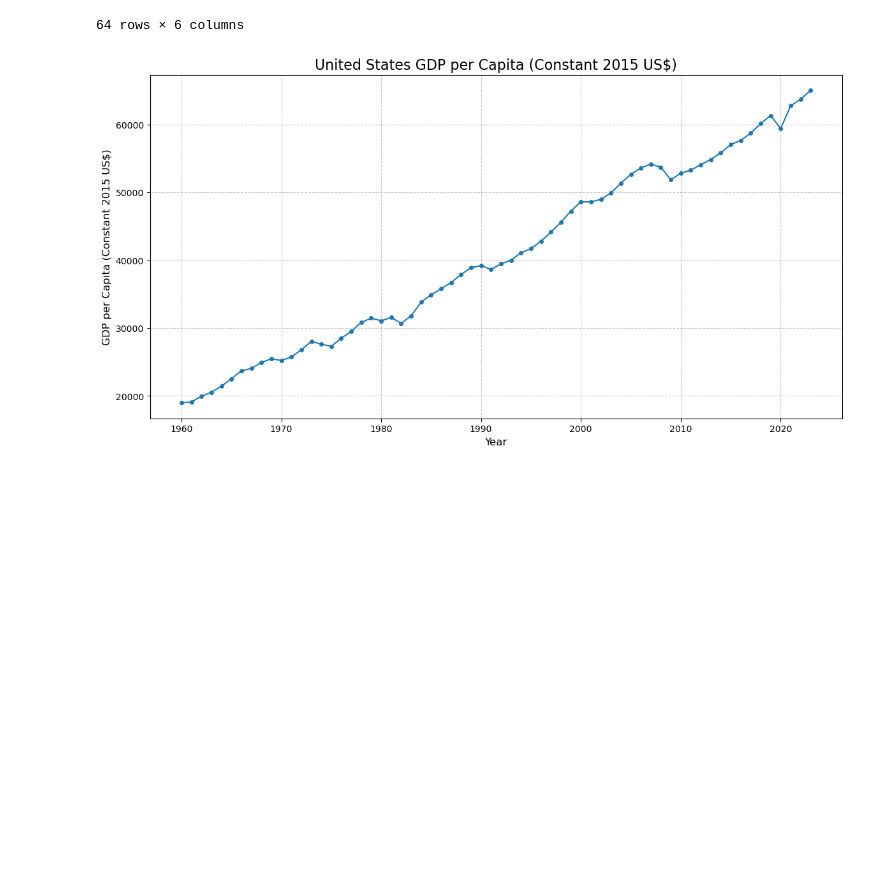
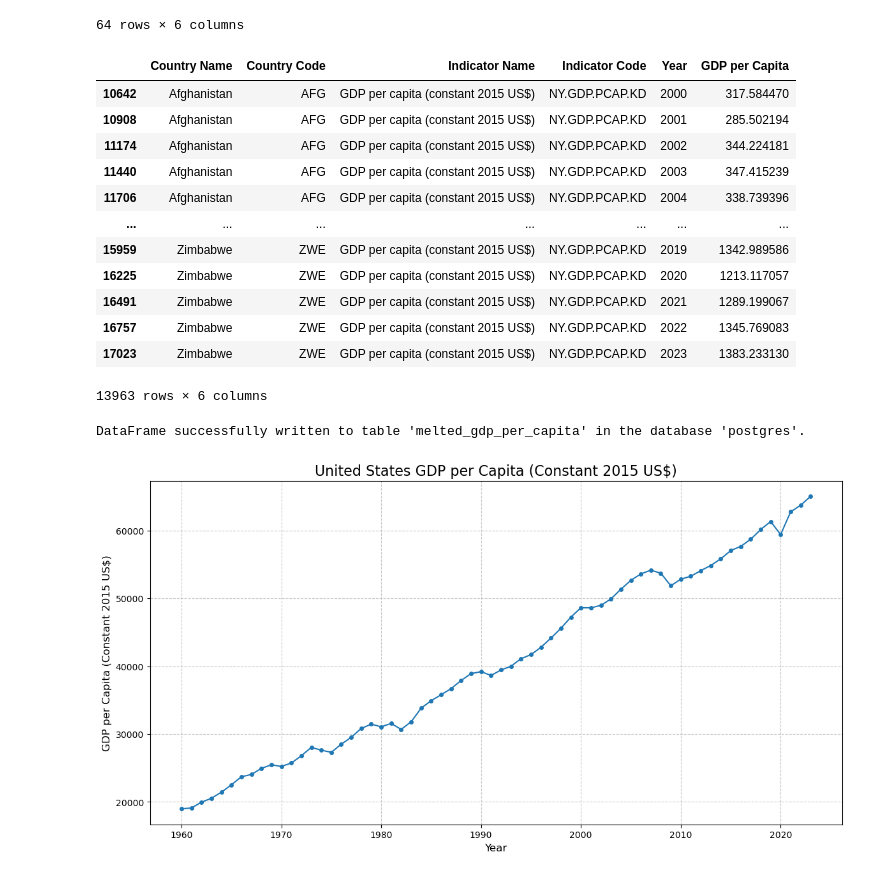
Before and after one commit to JasmineLiu2026/qtm350-final-project, a Jupyter notebook: scripts/data_analysis.ipynb, the cells around one changed output. Cells and saved outputs as stored; diff of their text form; code cells hidden in the pictures; blank space fills up the shorter version.

```diff
--- a/scripts/data_analysis.ipynb
+++ b/scripts/data_analysis.ipynb
@@ -5,6 +5,6 @@ import pandas as pd
 import matplotlib.pyplot as plt
 import numpy as np
 # %%
-df_mc = pd.read_csv("/Users/jasmineliu/Downloads/QTM350/Final project/dataset/metadata_countries.csv")
-df_d_gdppc = pd.read_csv("/Users/jasmineliu/Downloads/QTM350/Final project/dataset/gdppc.csv")
+df_mc_gdppc = pd.read_csv("/Users/joyasushibun/Documents/qtm350-final-project/datasets/metadata_countries.csv")
+df_d_gdppc = pd.read_csv("/Users/joyasushibun/Documents/qtm350-final-project/datasets/gdppc.csv")
 # %%
@@ -93,6 +93,65 @@ df_d_melted
 | 62 | United States | USA | GDP per capita (constant 2015 US$) | NY.GDP.PCAP.KD | 2022 | 63720.764161 |
 | 63 | United States | USA | GDP per capita (constant 2015 US$) | NY.GDP.PCAP.KD | 2023 | 65020.352929 |
 64 rows × 6 columns
+# %%
+
+df_d_melted_all = df_d_gdppc.melt(
+    id_vars=['Country Name', 'Country Code', 'Indicator Name', 'Indicator Code'],
+    var_name='Year',
+    value_name='GDP per Capita'
+)
+
+df_d_melted_all = df_d_melted_all.dropna(subset=['GDP per Capita'])
+
+df_d_melted_all['Year'] = df_d_melted_all['Year'].astype(int)
+
+df_d_melted_all = df_d_melted_all.sort_values(by=['Country Name', 'Year'])
+
+df_d_melted_all
+# %% [output]
+|  | Country Name | Country Code | Indicator Name | Indicator Code | Year | GDP per Capita |
+| 10642 | Afghanistan | AFG | GDP per capita (constant 2015 US$) | NY.GDP.PCAP.KD | 2000 | 317.584470 |
+| 10908 | Afghanistan | AFG | GDP per capita (constant 2015 US$) | NY.GDP.PCAP.KD | 2001 | 285.502194 |
+| 11174 | Afghanistan | AFG | GDP per capita (constant 2015 US$) | NY.GDP.PCAP.KD | 2002 | 344.224181 |
+| 11440 | Afghanistan | AFG | GDP per capita (constant 2015 US$) | NY.GDP.PCAP.KD | 2003 | 347.415239 |
+| 11706 | Afghanistan | AFG | GDP per capita (constant 2015 US$) | NY.GDP.PCAP.KD | 2004 | 338.739396 |
+| ... | ... | ... | ... | ... | ... | ... |
+| 15959 | Zimbabwe | ZWE | GDP per capita (constant 2015 US$) | NY.GDP.PCAP.KD | 2019 | 1342.989586 |
+| 16225 | Zimbabwe | ZWE | GDP per capita (constant 2015 US$) | NY.GDP.PCAP.KD | 2020 | 1213.117057 |
+| 16491 | Zimbabwe | ZWE | GDP per capita (constant 2015 US$) | NY.GDP.PCAP.KD | 2021 | 1289.199067 |
+| 16757 | Zimbabwe | ZWE | GDP per capita (constant 2015 US$) | NY.GDP.PCAP.KD | 2022 | 1345.769083 |
+| 17023 | Zimbabwe | ZWE | GDP per capita (constant 2015 US$) | NY.GDP.PCAP.KD | 2023 | 1383.233130 |
+13963 rows × 6 columns
+# %%
+from sqlalchemy import create_engine
+import pandas as pd
+
+
+db_user = "postgres"
+db_password = "postgres"
+db_host = "localhost"
+db_port = "5432"
+db_name = "postgres"
+
+
+engine = create_engine(f'postgresql://{db_user}:{db_password}@{db_host}:{db_port}/{db_name}')
+
+
+table_name = "melted_gdp_per_capita"
+
+
+try:
+    df_d_melted_all.to_sql(
+        name=table_name,
+        con=engine,
+        if_exists='replace',
+        index=False
+    )
+    print(f"DataFrame successfully written to table '{table_name}' in the database '{db_name}'.")
+except Exception as e:
+    print(f"An error occurred: {e}")
+# %% [output]
+DataFrame successfully written to table 'melted_gdp_per_capita' in the database 'postgres'.
 # %%
 plt.figure(figsize=(14, 7))
 plt.plot(df_d_melted['Year'], df_d_melted['GDP per Capita'], marker='o', linestyle='-', markersize=4)
```
Also changed, not shown: parts of 21 cells of this notebook.
